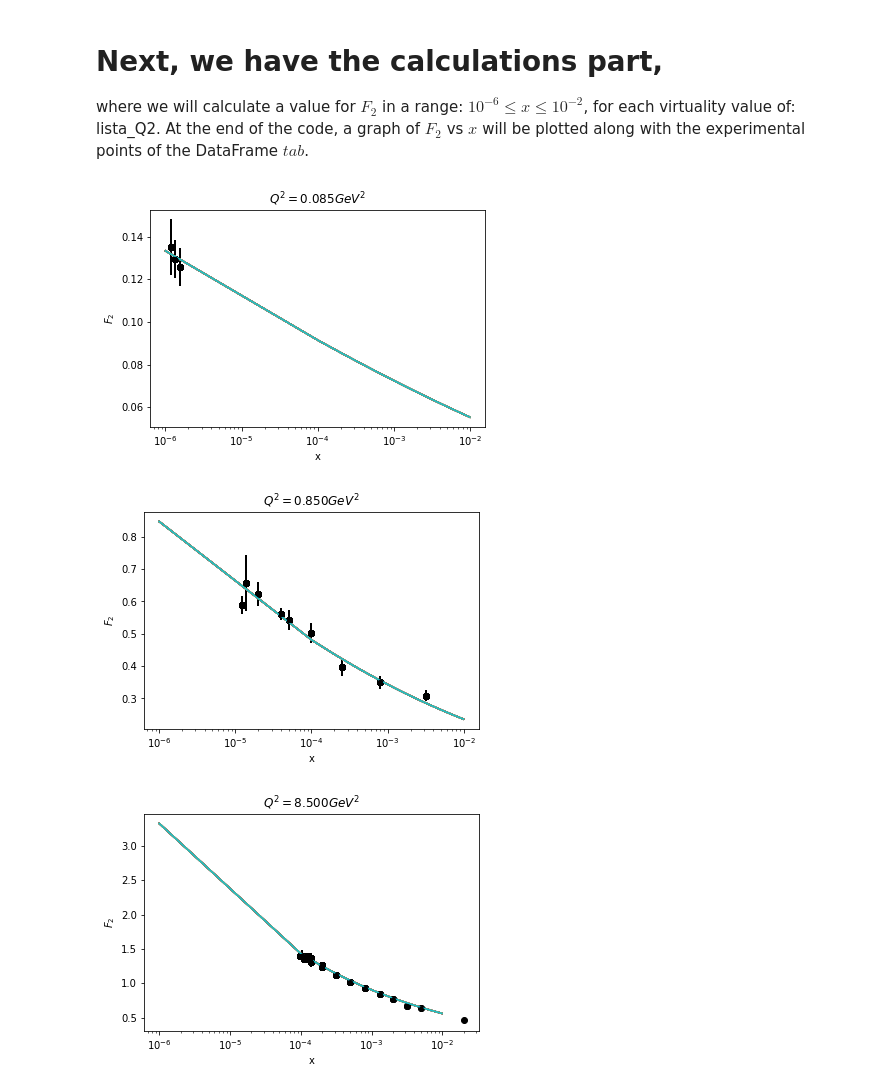
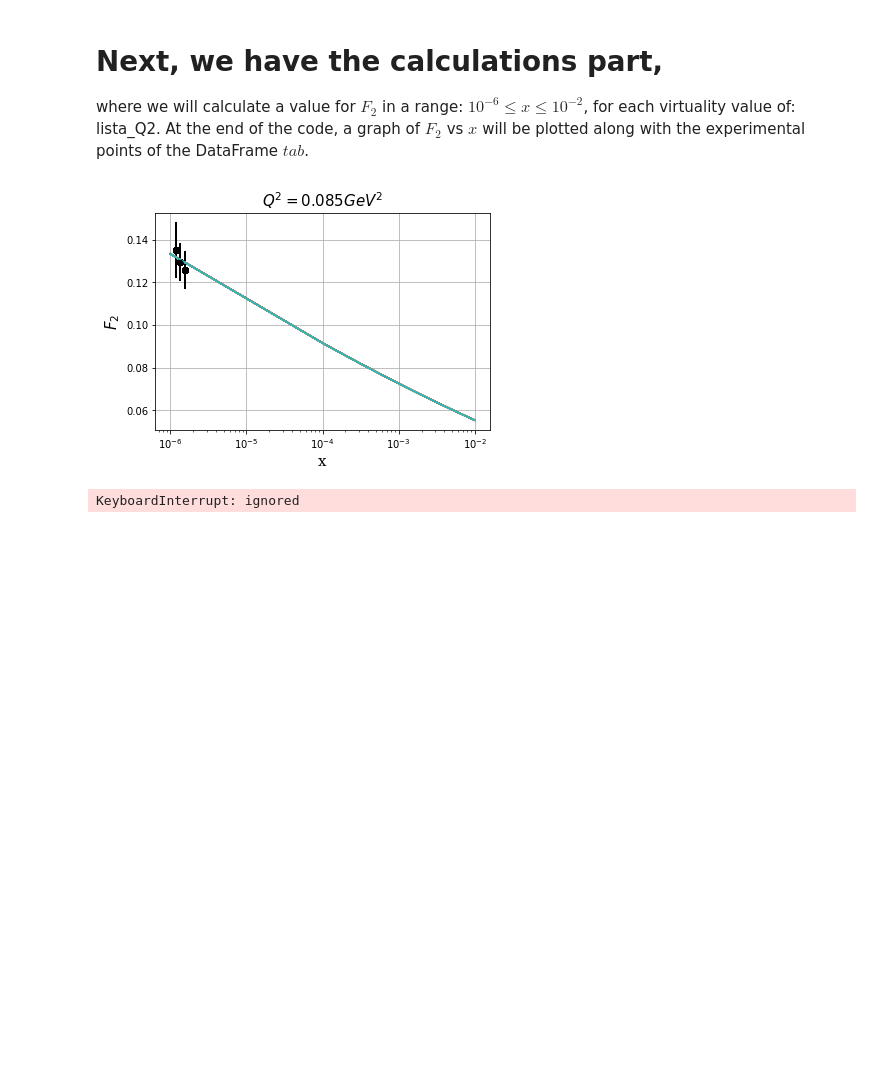
Before and after one commit to elsoares-physica/GBW-Model, a Jupyter notebook: GBW_Model.ipynb, the cells around one changed output. Saved outputs shown, nothing was run; the diff lists cells and outputs as text; code cells hidden in the pictures; blank space fills up the shorter version.

```diff
--- a/GBW_Model.ipynb
+++ b/GBW_Model.ipynb
@@ -90,9 +88,7 @@ lista_x_graf = [] # This list will store the Bjorken x values
 # %% [markdown]
 # Creating Bjorken's x-list to plot on a graph:
-# %%
-for x in np.arange(0.000001, 0.01, 0.0001):
-
-    lista_x_graf.append(x)
+# %%
+lista_x_graf = linspace(0.000001, 0.01, 100)
 # %% [markdown]
 # Below, these data were taken from a HERA collider database.
 The columns are: 1) Vituality; 2) x from Bjorken; 3) Total Shock Section; 4) Error:
@@ -433,13 +429,11 @@ for Q2 in lista_Q2:
 
     # Integration loop varying x from 10^-6 to 10^-2 with step 10^-5
 
-    for x in np.arange(0.000001, 0.01, 0.0001):
+    for x in arange(0.000001, 0.01, 0.0001):
 
-        sig_T_up, err_T_up = nquad(func_sig_T_up, [[0, np.inf],[0, 1]])   #nquad(função, [[intervalo de r], [intervalo de z]])
+        sig_T_up, err_T_up = nquad(func_sig_T_up, [[0, inf],[0, 1]])   #nquad(função, [[intervalo de r], [intervalo de z]])
 
-        sig_L_up, err_L_up = nquad(func_sig_L_up, [[0, np.inf],[0, 1]])
-
-        #F2 = sig_L_up + sig_T_up
+        sig_L_up, err_L_up = nquad(func_sig_L_up, [[0, inf],[0, 1]])
 
         F2 = (Q2 / (4 * pi ** 2 * alpha)) * (sig_L_up + sig_T_up)
 
@@ -477,11 +471,11 @@ for Q2 in lista_Q2:
 
     # Integration loop varying x from 10^-6 to 10^-2 with step 10^-5
 
-    for x in np.arange(0.000001, 0.01, 0.0001):
+    for x in arange(0.000001, 0.01, 0.0001):
 
-        sig_T_down, err_T_down = nquad(func_sig_T_down, [[0, np.inf],[0, 1]])   #nquad(função, [[intervalo de r], [intervalo de z]])
+        sig_T_down, err_T_down = nquad(func_sig_T_down, [[0, inf],[0, 1]])   #nquad(função, [[intervalo de r], [intervalo de z]])
 
-        sig_L_down, err_L_down = nquad(func_sig_L_down, [[0, np.inf],[0, 1]])
+        sig_L_down, err_L_down = nquad(func_sig_L_down, [[0, inf],[0, 1]])
 
         #F2 = sig_L_up + sig_T_up
 
@@ -521,13 +515,11 @@ for Q2 in lista_Q2:
 
     # Integration loop varying x from 10^-6 to 10^-2 with step 10^-5
 
-    for x in np.arange(0.000001, 0.01, 0.0001):
+    for x in arange(0.000001, 0.01, 0.0001):
 
-        sig_T_strange, err_T_strange = nquad(func_sig_T_strange, [[0, np.inf],[0, 1]])   #nquad(função, [[intervalo de r], [intervalo de z]])
+        sig_T_strange, err_T_strange = nquad(func_sig_T_strange, [[0, inf],[0, 1]])   #nquad(função, [[intervalo de r], [intervalo de z]])
 
-        sig_L_strange, err_L_strange = nquad(func_sig_L_strange, [[0, np.inf],[0, 1]])
-
-        #F2 = sig_L_up + sig_T_up
+        sig_L_strange, err_L_strange = nquad(func_sig_L_strange, [[0, inf],[0, 1]])
 
         F2 = (Q2 / (4 * pi ** 2 * alpha)) * (sig_L_strange + sig_T_strange)
 
@@ -571,13 +563,11 @@ for Q2 in lista_Q2:
 
     # Integration loop varying x from 10^-6 to 10^-2 with step 10^-5
 
-    for x in np.arange(0.000001, 0.01, 0.0001):
+    for x in arange(0.000001, 0.01, 0.0001):
 
-        sig_T_charm, err_T_charm = nquad(func_sig_T_charm, [[0, np.inf],[0, 1]])
+        sig_T_charm, err_T_charm = nquad(func_sig_T_charm, [[0, inf],[0, 1]])
 
-        sig_L_charm, err_L_charm = nquad(func_sig_L_charm, [[0, np.inf],[0, 1]])
-
-        #F2 = sig_L_up + sig_T_up
+        sig_L_charm, err_L_charm = nquad(func_sig_L_charm, [[0, inf],[0, 1]])
 
         F2 = (Q2 / (4 * pi ** 2 * alpha)) * (sig_L_charm + sig_T_charm)
 
@@ -621,13 +611,11 @@ for Q2 in lista_Q2:
 
     # Integration loop varying x from 10^-6 to 10^-2 with step 10^-5
 
-    for x in np.arange(0.000001, 0.01, 0.0001):
+    for x in arange(0.000001, 0.01, 0.0001):
 
-        sig_T_bottom, err_T_bottom = nquad(func_sig_T_bottom, [[0, np.inf],[0, 1]])
+        sig_T_bottom, err_T_bottom = nquad(func_sig_T_bottom, [[0, inf],[0, 1]])
 
-        sig_L_bottom, err_L_bottom = nquad(func_sig_L_bottom, [[0, np.inf],[0, 1]])
-
-        #F2 = sig_L_up + sig_T_up
+        sig_L_bottom, err_L_bottom = nquad(func_sig_L_bottom, [[0, inf],[0, 1]])
 
         F2 = (Q2 / (4 * pi ** 2 * alpha)) * (sig_L_bottom + sig_T_bottom)
 
@@ -643,38 +631,39 @@ for Q2 in lista_Q2:
 #----------------------------------GRAPHICS-----------------------------------
 #-----------------------------------------------------------------------------
 
+    font = {'family':'serif','color':'black','size':15}
     plt.figure()
+    plt.grid()
 
     for j in range(len(tab)):
 
         if Q2 == tab.iloc[j,0]:
 
         # Experimental data
 
             lista_x1.append(tab.iloc[j,1])
             sig1 = tab.iloc[j,2] * (1/389) # CONVERTS FROM MICROBARN TO GeV^-2
             F21 = (Q2 / (4 * pi ** 2 * alpha)) * sig1
             lista_F21.append(F21)
             #lista_F21.append(sig1)
             err1 = tab.iloc[j,3] * (1/389) # CONVERTS FROM MICROBARN TO GeV^-2
             F2_err1 = (Q2 / (4 * pi ** 2 * alpha)) * err1
             lista_err1.append(F2_err1)
 
         plt.plot(lista_x1, lista_F21, 'o', color='black')
         plt.errorbar(lista_x1, lista_F21, yerr=lista_err1, fmt='.k')
         plt.xscale('log')
 
         # GBW curve - Updated
 
         plt.plot(lista_x_graf, lista_F2)
         plt.xscale('log')
-        plt.title('$Q^2 = % .3f GeV^2$' % Q2)
-        plt.ylabel('$F_2$')
-        plt.xlabel('x')
+        plt.title('$Q^2 = % .3f GeV^2$' % Q2, fontdict = font)
+        plt.ylabel('$F_2$', fontdict = font)
+        plt.xlabel('x', fontdict = font)
         #plt.savefig('--- WRITE HERE YOUR PATH ---/Q2_% .3f.png'% Q2, dpi=150, bbox_inches='tight')
 
     plt.show()
 # %% [output]
-[figure, old version]
+[figure, new version]
-[figure, removed]
-[figure, removed]
+KeyboardInterrupt: ignored
```
Also changed, not shown: parts of 3 cells of this notebook.
